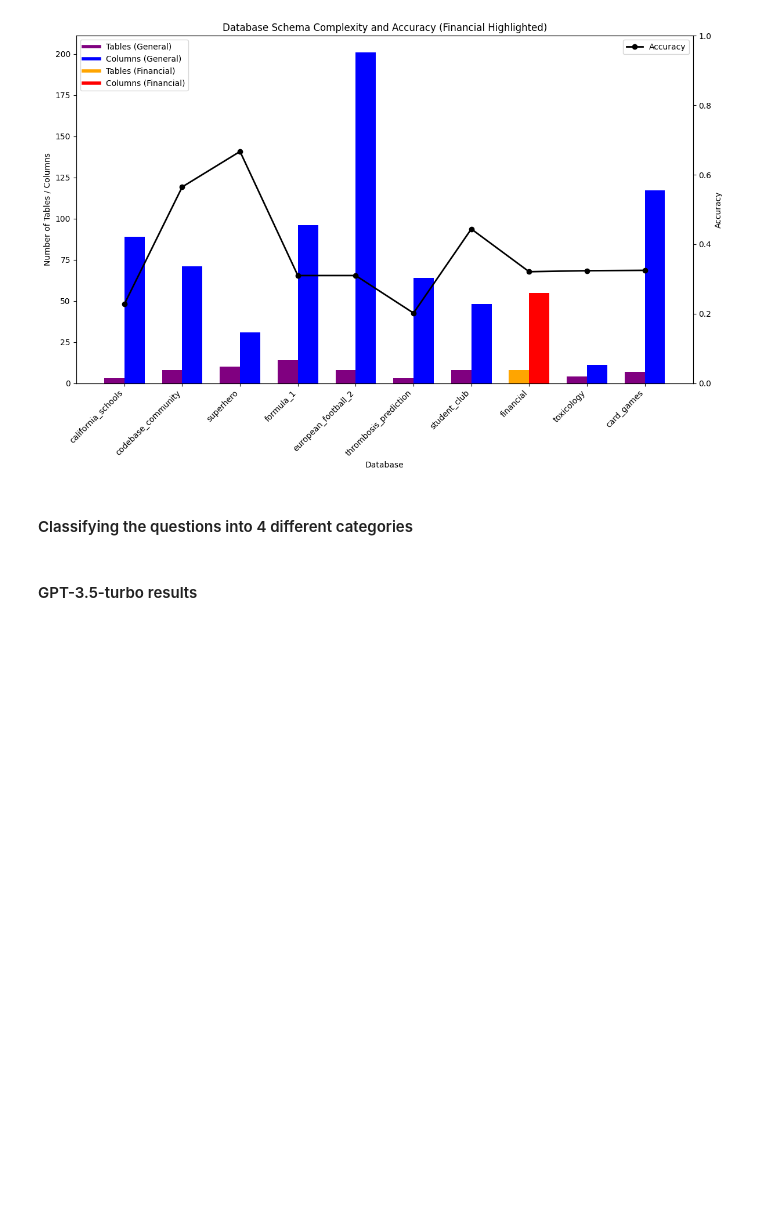
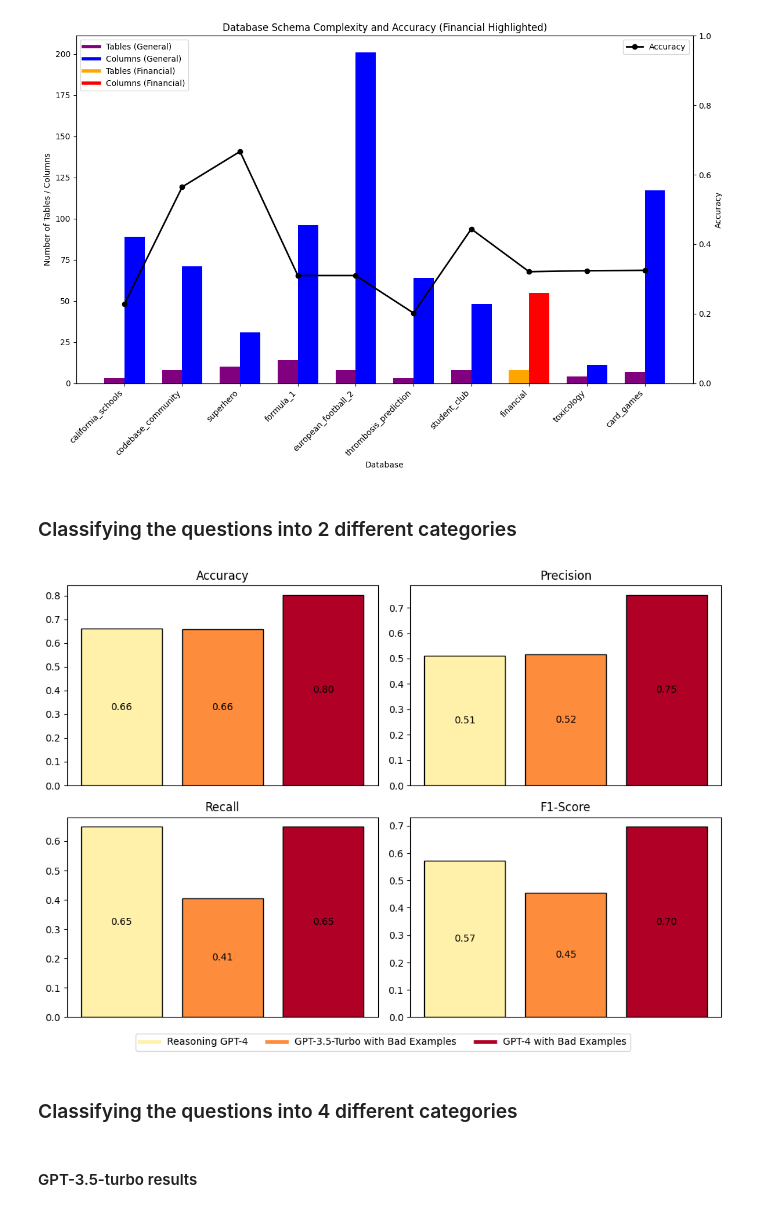
Before and after one commit to niklaswretblad/text-to-SQL-master-thesis, a Jupyter notebook: plots/plots.ipynb, the cells around one changed output. Drawn from its saved outputs; the diff is of its cells as text; code cells hidden in the pictures; blank space fills up the shorter version.

```diff
--- a/plots/plots.ipynb
+++ b/plots/plots.ipynb
@@ -431,3 +456,5 @@ plt.tight_layout()
 plt.show()
 # %% [output]
 [figure]
+# %% [markdown]
+### Classifying the questions into 2 different categories
@@ -434,2 +466,60 @@ plt.show()
+# %%
+# To create a plot that matches the provided images, including the colored legend, we will follow the provided code.
+
+import matplotlib.pyplot as plt
+
+# Metrics provided by the user
+accuracy = [0.6604, 0.6571, 0.8019]
+precision = [0.5106, 0.5172, 0.75]
+recall = [0.6486, 0.4054, 0.6486]
+f1_score = [0.5714, 0.4545, 0.6957]
+
+# Use the colormap for the color scheme
+cmap = plt.cm.YlOrRd
+
+# Labels for the legend
+labels = ['Reasoning GPT-4', 'GPT-3.5-Turbo with Bad Examples', 'GPT-4 with Bad Examples']
+
+# Define colors from the colormap
+light_yellow = cmap(0.1)  # Light yellow from the lower end
+orange_color = cmap(0.5)  # Mid-range color
+deep_red = cmap(0.9)  # Deep red from the higher end
+
+# Function to add annotations inside the bars
+def add_value_labels(ax, data):
+    for i, v in enumerate(data):
+        # Position the text inside the bar if the value is high enough
+        # otherwise, position the text above the bar
+        if v > 0.1:  # threshold chosen to fit the text inside the bars
+            ax.text(i, v / 2, f"{v:.2f}", ha='center', va='center', color='black')
+        else:
+            ax.text(i, v + 0.02, f"{v:.2f}", ha='center', va='bottom', color='black')
+
+# Create the subplot figure
+fig, axs = plt.subplots(2, 2, figsize=(10, 8))
+
+# Plot each metric with adjusted annotations
+for i, (ax, metric, title) in enumerate(zip(axs.flatten(), [accuracy, precision, recall, f1_score], ['Accuracy', 'Precision', 'Recall', 'F1-Score'])):
+    bars = ax.bar(range(len(metric)), metric, color=[light_yellow, orange_color, deep_red], edgecolor='black')
+    ax.set_title(title)
+    add_value_labels(ax, metric)
+    ax.set_xticks([])  # Remove the x-axis ticks
+
+# Adjust the legend to match the second image provided by the user
+# Custom legend with colored labels
+custom_lines = [plt.Line2D([0], [0], color=light_yellow, lw=4),
+                plt.Line2D([0], [0], color=orange_color, lw=4),
+                plt.Line2D([0], [0], color=deep_red, lw=4)]
+
+# Position the legend at the bottom of the plot as in the second image
+fig.legend(custom_lines, labels, loc='lower center', bbox_to_anchor=(0.5, 0.06), ncol=3)
+
+# Adjust the layout to accommodate the legend and prevent label cut-off
+plt.tight_layout(rect=[0, 0.1, 1, 0.95])
+
+# Show the plot
+plt.show()
+# %% [output]
+[figure, added]
 # %% [markdown]
-#### Classifying the questions into 4 different categories
+### Classifying the questions into 4 different categories
```
Also changed, not shown: parts of 10 cells of this notebook.
